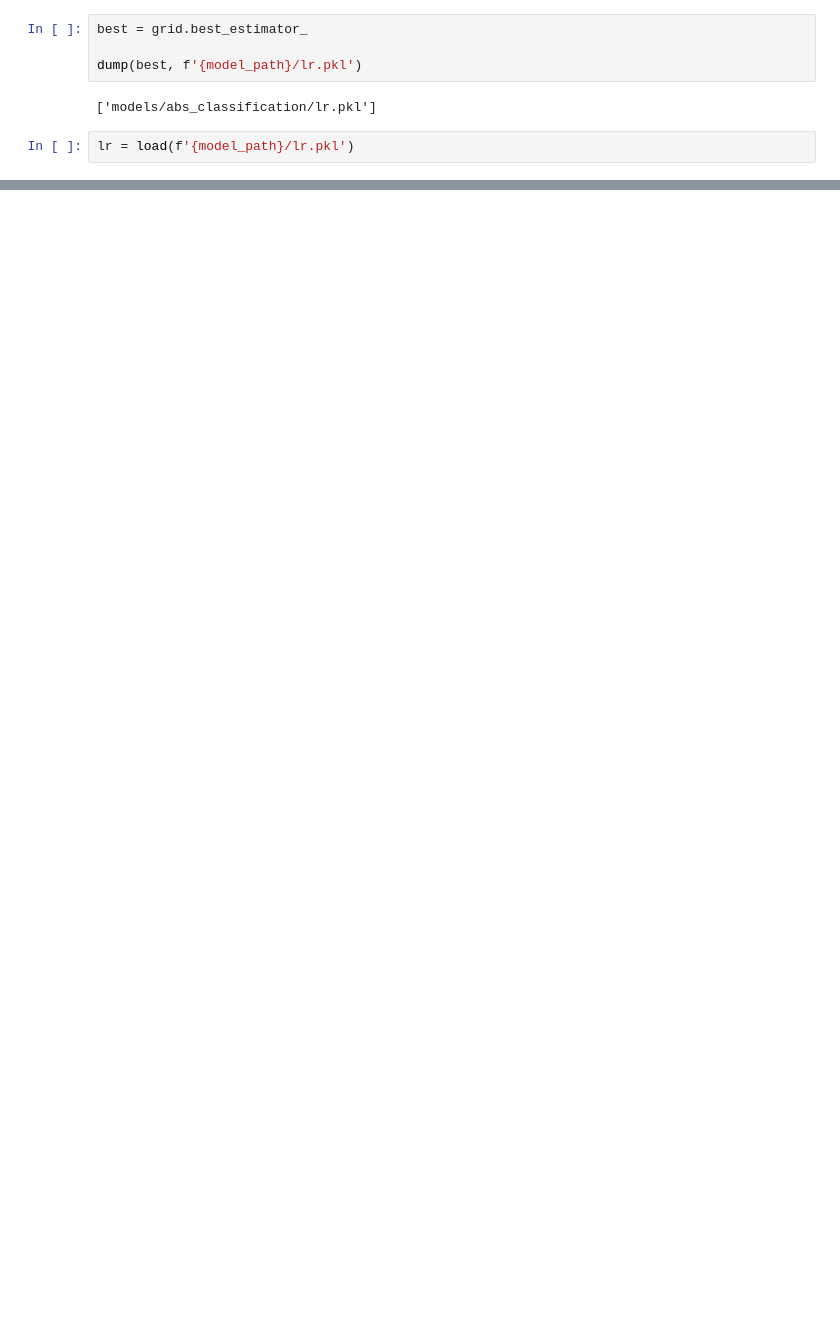
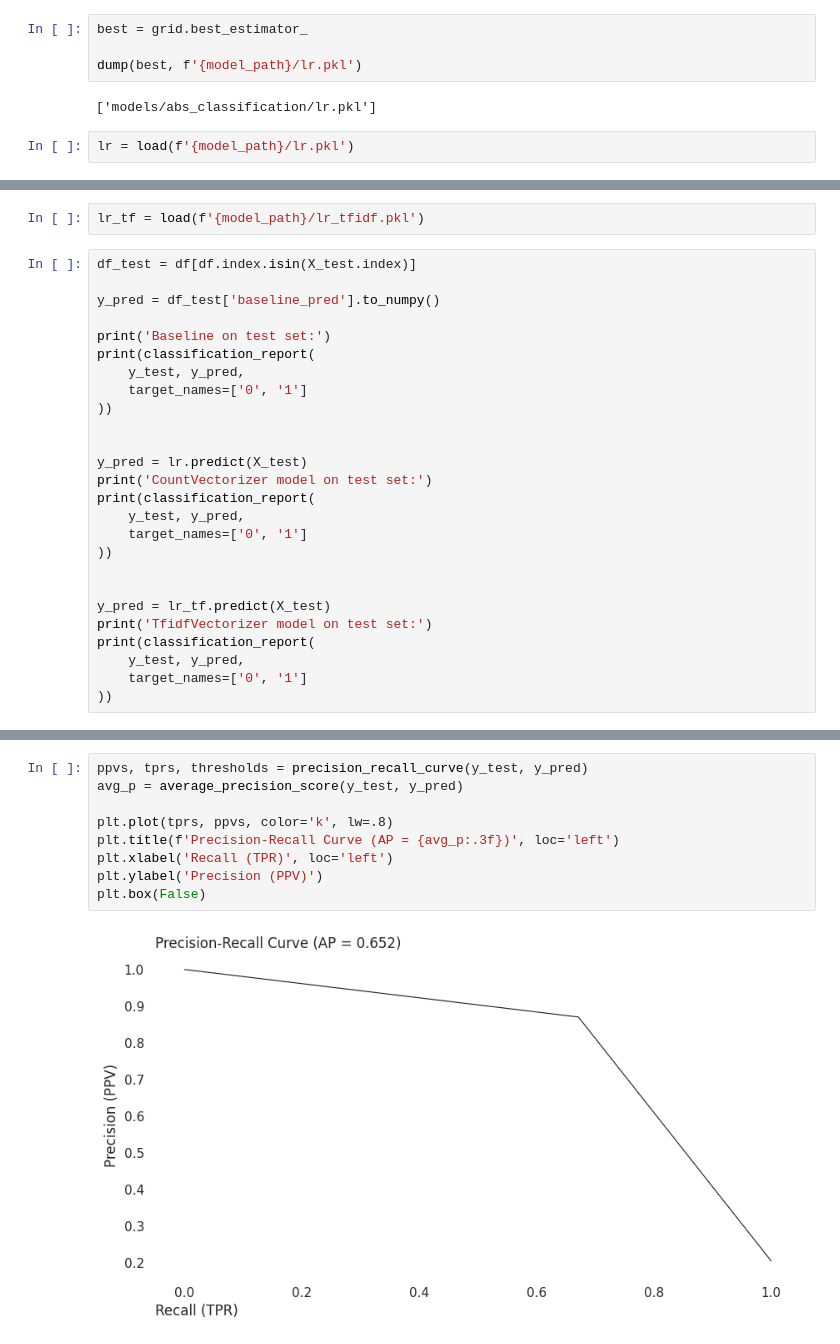
Before and after one commit to savimf/secondary_portfolio, a Jupyter notebook: abs_classification.ipynb, the cells around one changed output, grey strips where cells are left out. Cells and saved outputs as stored; diff of their text form; blank space fills up the shorter version.

```diff
--- a/abs_classification.ipynb
+++ b/abs_classification.ipynb
@@ -433,0 +416,28 @@ F1-score: 0.704
+# %%
+lr_tf = load(f'{model_path}/lr_tfidf.pkl')
+# %%
+df_test = df[df.index.isin(X_test.index)]
+
+y_pred = df_test['baseline_pred'].to_numpy()
+
+print('Baseline on test set:')
+print(classification_report(
+    y_test, y_pred,
+    target_names=['0', '1']
+))
+
+
+y_pred = lr.predict(X_test)
+print('CountVectorizer model on test set:')
+print(classification_report(
+    y_test, y_pred,
+    target_names=['0', '1']
+))
+
+
+y_pred = lr_tf.predict(X_test)
+print('TfidfVectorizer model on test set:')
+print(classification_report(
+    y_test, y_pred,
+    target_names=['0', '1']
+))
@@ -433,0 +462,11 @@ F1-score: 0.704
+# %%
+ppvs, tprs, thresholds = precision_recall_curve(y_test, y_pred)
+avg_p = average_precision_score(y_test, y_pred)
+
+plt.plot(tprs, ppvs, color='k', lw=.8)
+plt.title(f'Precision-Recall Curve (AP = {avg_p:.3f})', loc='left')
+plt.xlabel('Recall (TPR)', loc='left')
+plt.ylabel('Precision (PPV)')
+plt.box(False)
+# %% [output]
+[figure, added]
```
Also changed, not shown: parts of 38 cells of this notebook, 2 other files.
